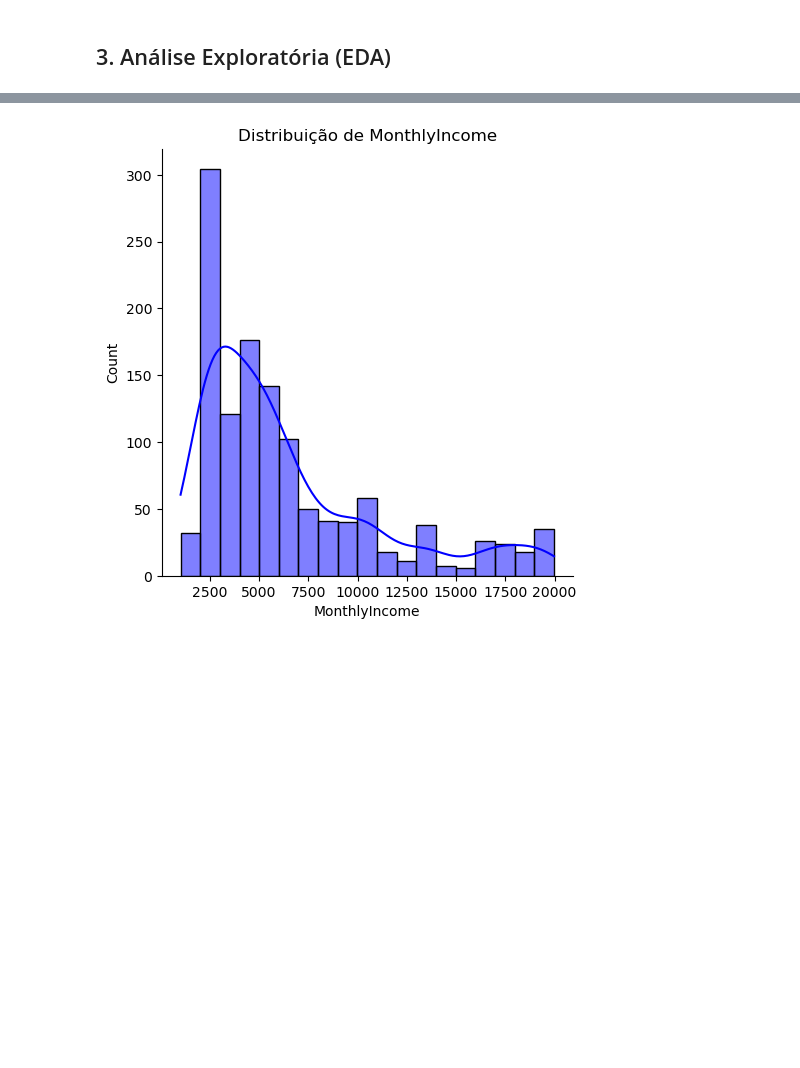
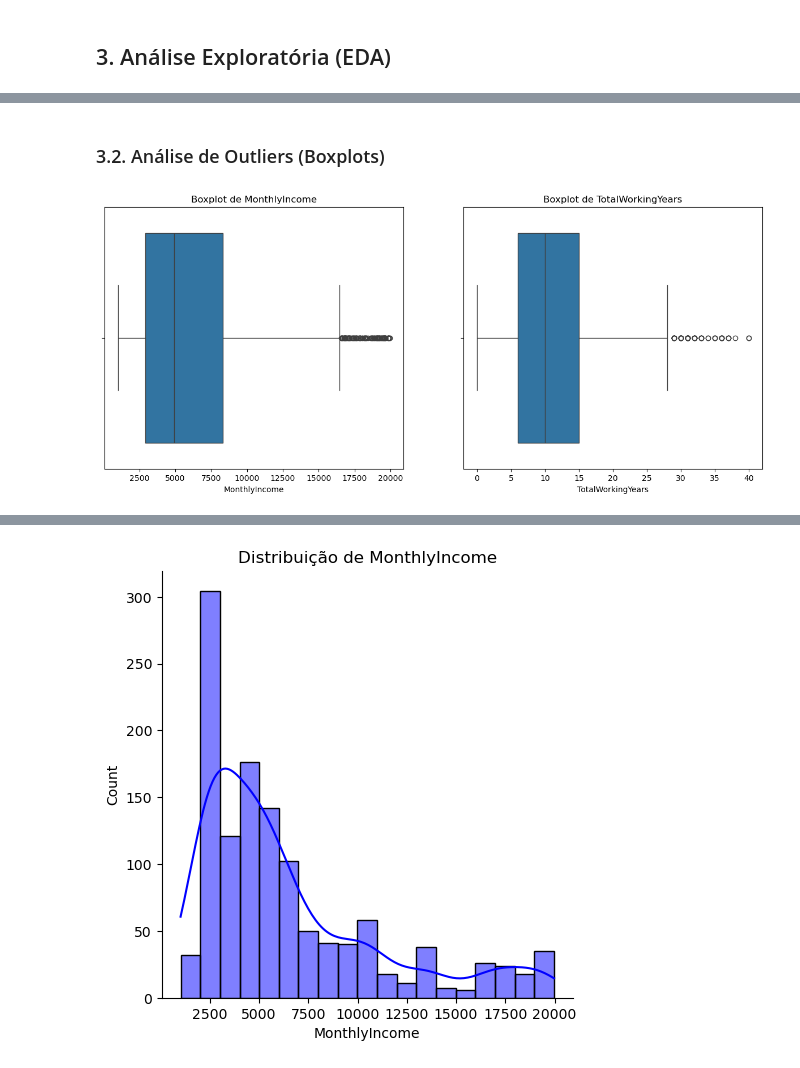
Before and after one commit to Mcaldas11/IA-project, a Jupyter notebook: notebook.ipynb, the cells around one changed output, grey strips where cells are left out. Saved outputs shown, nothing was run; the diff lists cells and outputs as text; code cells hidden in the pictures; blank space fills up the shorter version.

```diff
--- a/notebook.ipynb
+++ b/notebook.ipynb
@@ -77,0 +93,14 @@ dtype: int64
+# %% [markdown]
+### 3.2. Análise de Outliers (Boxplots)
+# %%
+plt.figure(figsize=(15, 6))
+plt.subplot(1, 2, 1)
+sns.boxplot(x=df['MonthlyIncome'])
+plt.title('Boxplot de MonthlyIncome')
+
+plt.subplot(1, 2, 2)
+sns.boxplot(x=df['TotalWorkingYears'])
+plt.title('Boxplot de TotalWorkingYears')
+plt.show()
+# %% [output]
+[figure, added]
```
Also changed, not shown: parts of 22 cells of this notebook.
